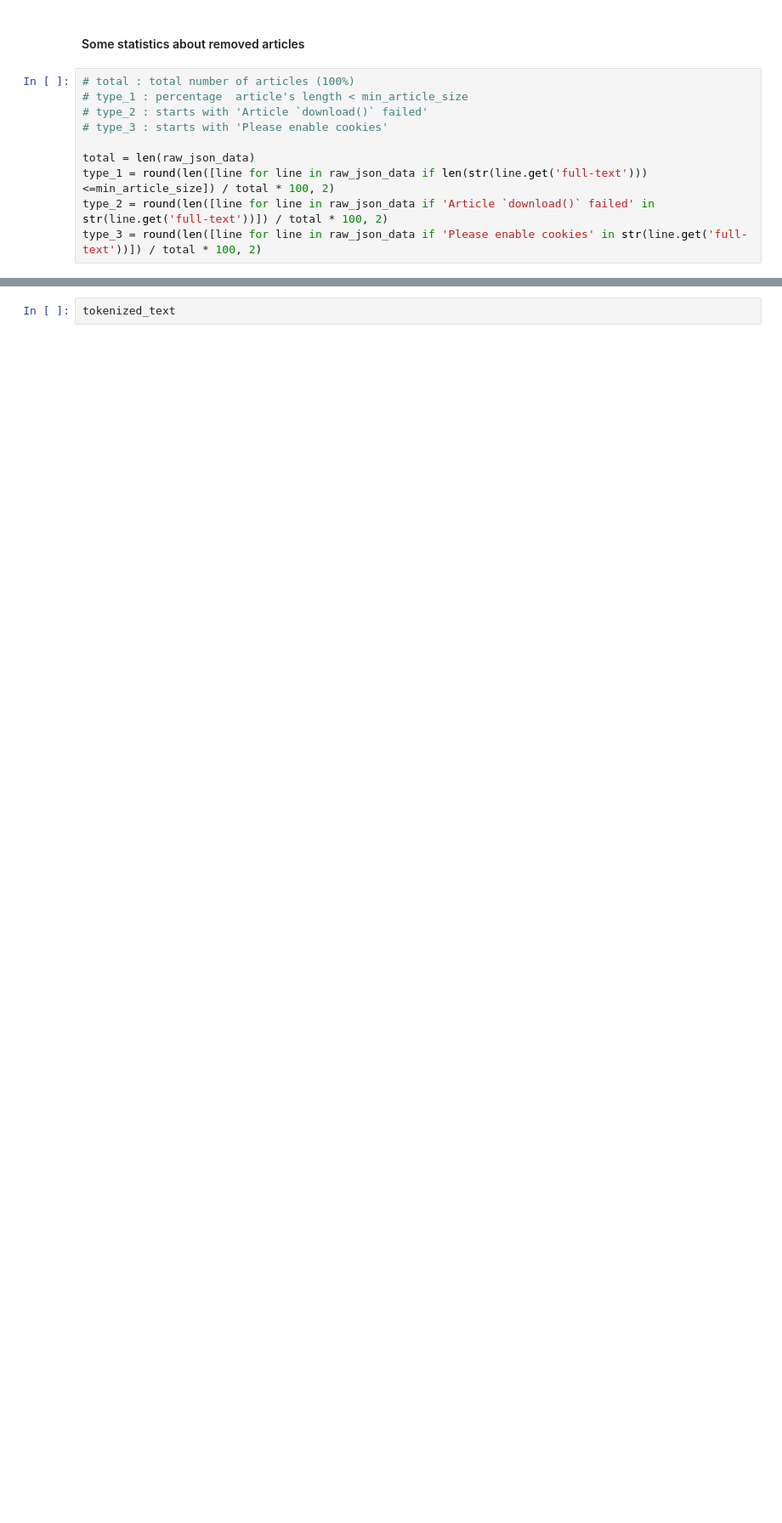
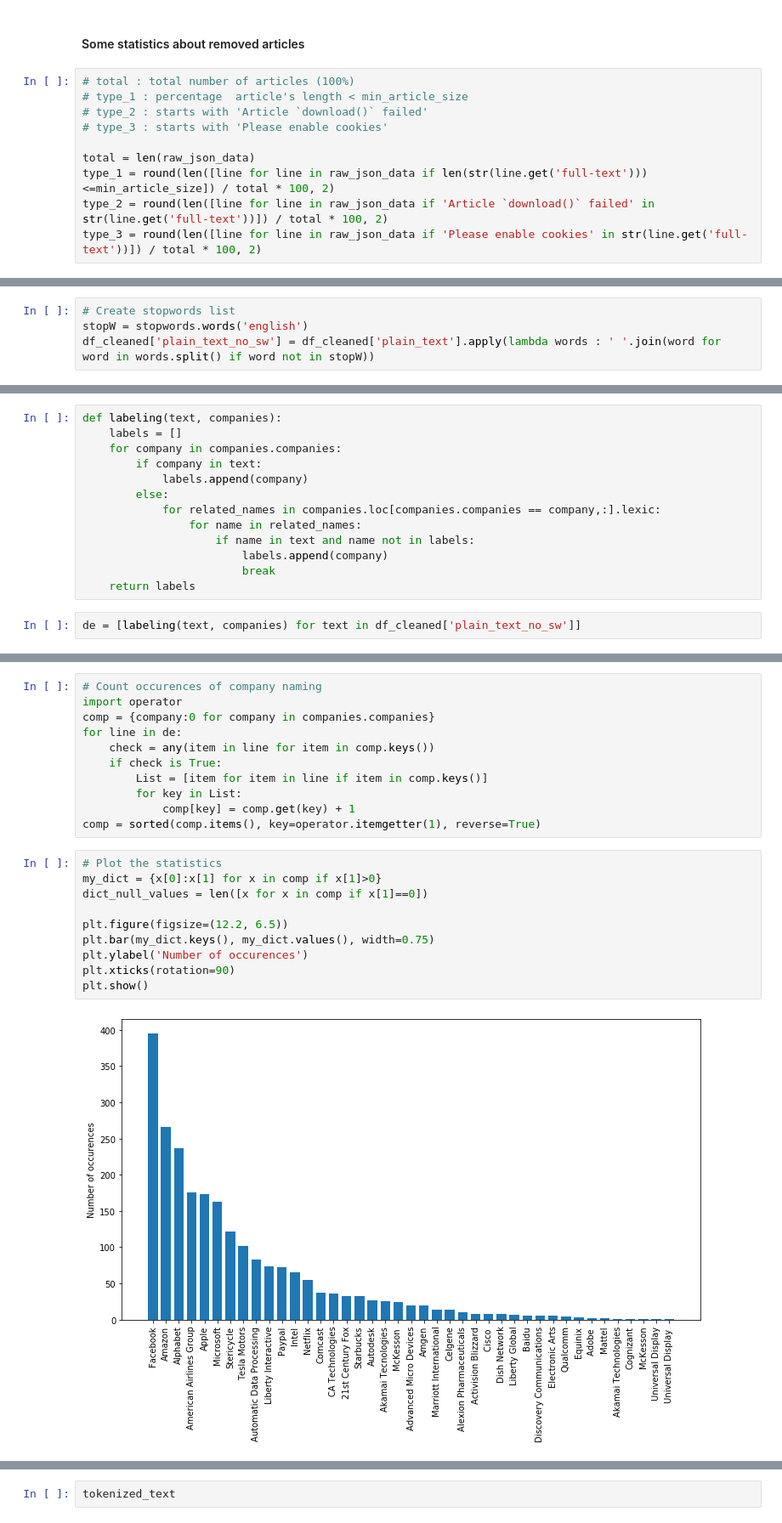
Before and after one commit to clemTJ/Company-Information-PSAT, a Jupyter notebook: Article_Labeling_Clem.ipynb, the cells around one changed output, grey strips where cells are left out. Shown at 85% size. Cells and saved outputs as stored; diff of their text form; blank space fills up the shorter version.

```diff
--- a/Article_Labeling_Clem.ipynb
+++ b/Article_Labeling_Clem.ipynb
@@ -111,0 +144,4 @@ df_articles.head()
+# %%
+# Create stopwords list
+stopW = stopwords.words('english')
+df_cleaned['plain_text_no_sw'] = df_cleaned['plain_text'].apply(lambda words : ' '.join(word for word in words.split() if word not in stopW))
@@ -111,0 +163,15 @@ df_articles.head()
+# %%
+def labeling(text, companies):
+    labels = []
+    for company in companies.companies:
+        if company in text:
+            labels.append(company)
+        else:
+            for related_names in companies.loc[companies.companies == company,:].lexic:
+                for name in related_names:
+                    if name in text and name not in labels:
+                        labels.append(company)
+                        break
+    return labels
+# %%
+de = [labeling(text, companies) for text in df_cleaned['plain_text_no_sw']]
@@ -112 +180,24 @@ df_articles.head()
+# %%
+# Count occurences of company naming
+import operator
+comp = {company:0 for company in companies.companies}
+for line in de:
+    check = any(item in line for item in comp.keys())
+    if check is True:
+        List = [item for item in line if item in comp.keys()]
+        for key in List:
+            comp[key] = comp.get(key) + 1
+comp = sorted(comp.items(), key=operator.itemgetter(1), reverse=True)
+# %%
+# Plot the statistics
+my_dict = {x[0]:x[1] for x in comp if x[1]>0}
+dict_null_values = len([x for x in comp if x[1]==0])
+
+plt.figure(figsize=(12.2, 6.5))
+plt.bar(my_dict.keys(), my_dict.values(), width=0.75)
+plt.ylabel('Number of occurences')
+plt.xticks(rotation=90)
+plt.show()
+# %% [output]
+[figure, added]
 # %% [markdown]
```
Also changed, not shown: parts of 22 cells of this notebook.
